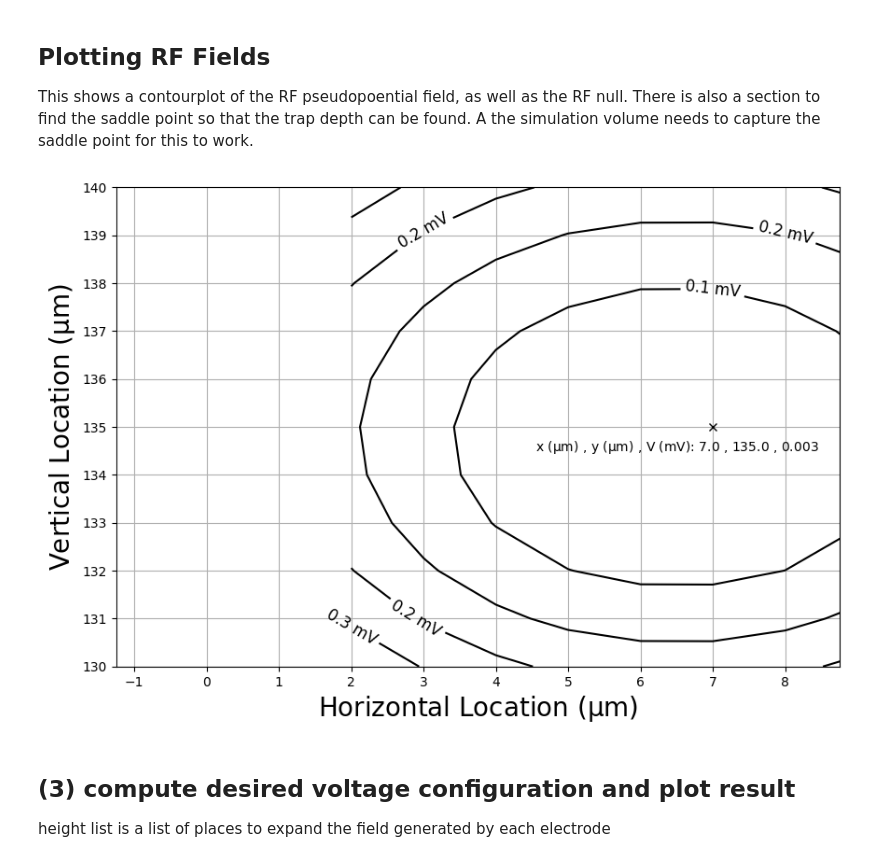
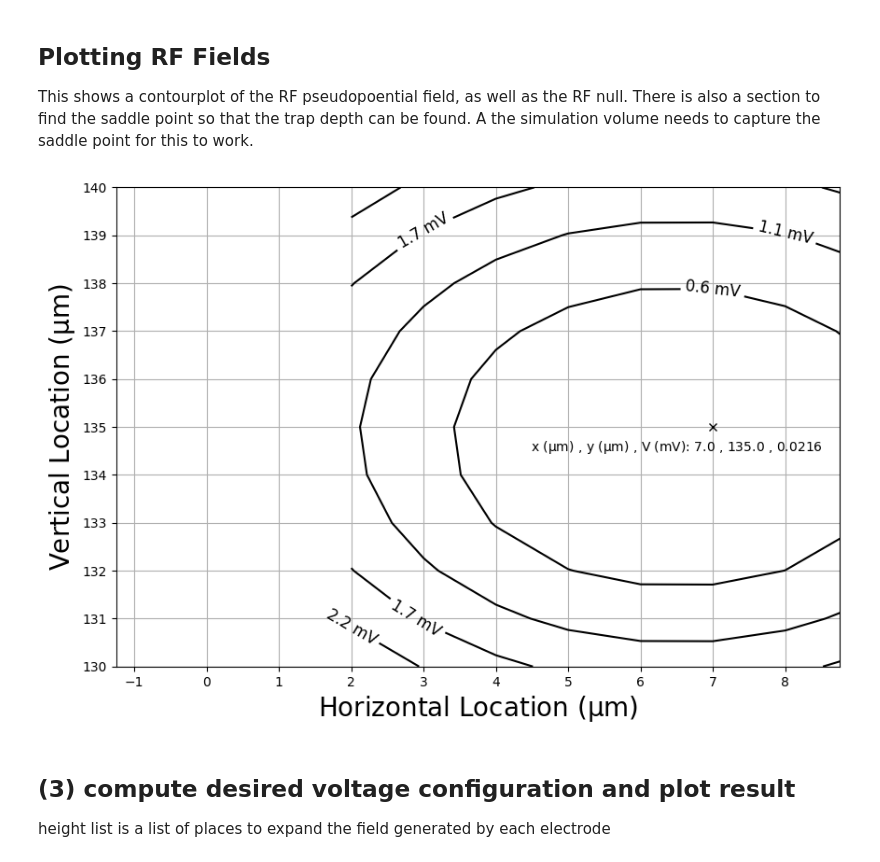
Before and after one commit to He-Wenhao/bem, a Jupyter notebook: examples/Integrated_photonics - Gen 2/III_Multipole_Expansion.ipynb, the cells around one changed output. Saved outputs shown, nothing was run; the diff lists cells and outputs as text; code cells hidden in the pictures.

```diff
--- a/examples/Integrated_photonics - Gen 2/III_Multipole_Expansion.ipynb
+++ b/examples/Integrated_photonics - Gen 2/III_Multipole_Expansion.ipynb
@@ -183,8 +183,8 @@ There is also a section to find the saddle point so that the trap depth can be f
 q = 1.6*1e-19
 l = 1e-3
 m = 40*1.66054e-27
-Omega = 2*np.pi*26.5*1e6
-voltage = 1.5*26
+Omega = 2*np.pi*43.5*1e6
+voltage = 243.724*1.4/2
 v_to_mV = 1000
 # voltage = 50*1.26 for taper trap based on lower radial x  (2.08MHz @ 1.5dbm R&S, ~1.4 W transmitted power)
 
@@ -248,34 +248,34 @@ plt.clabel(CS, CS.levels, inline=True,fmt=fmt,fontsize=12,use_clabeltext=True)
 ##############################################################################################################################
 
 
 # Find location of the RF null
 ##############################################################################################################################
 min_value = np.min(d[:,:])
 coordinates = np.where(d == min_value)
 plt.plot(x[coordinates[0][0]],y[coordinates[1][0]],'kx')
 min_x = np.round(x[coordinates[0]],0)[0]
 min_y = np.round(y[coordinates[1]],0)[0]
 plt.text(min_x-0.5,min_y-0.5,
          r"x ($\mathrm{\mu m}$) , y ($\mathrm{\mu m}$) , V (mV): "
          +str(min_x)+' , '+str(min_y)+' , '+str(np.round(d[coordinates[0][0],coordinates[1][0]],4)),color='k',
          horizontalalignment='center')
 
 
 #Final Plot Params
 ##############################################################################################################################
 plt.xlabel(r"Horizontal Location ($\mathrm{\mu}$m)",fontsize=20)
 plt.grid()
 plt.xticks(np.arange(-40,40,10))
 plt.yticks(np.arange(0,180,20))
 plt.ylabel(r"Vertical Location ($\mathrm{\mu}$m)",fontsize=20)
 plt.xticks(np.arange(-5,10,1))
 plt.yticks(np.arange(135-10,135+10,1))
 plt.xlim(3.75-5,3.75+5)
 plt.ylim(135-5,135+5)
 plt.show()
 ##############################################################################################################################
 # %% [output]
-[figure, old version]
+[figure, new version]
 # %%
 # ################# writing to cfile ############################
 # #write solution text file (cfile, sqip uses .txt format tho)
```
Also changed, not shown: parts of 1 cell of this notebook.
